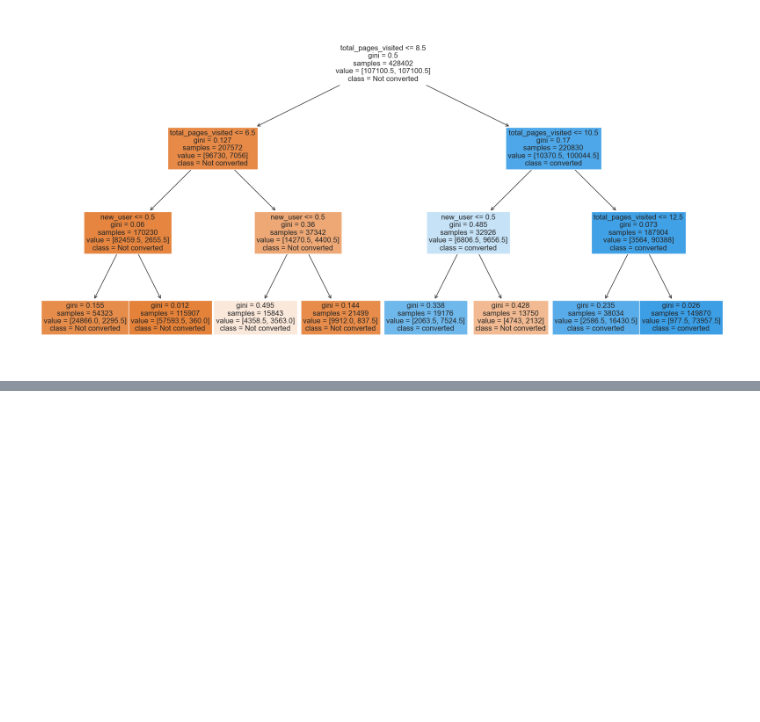
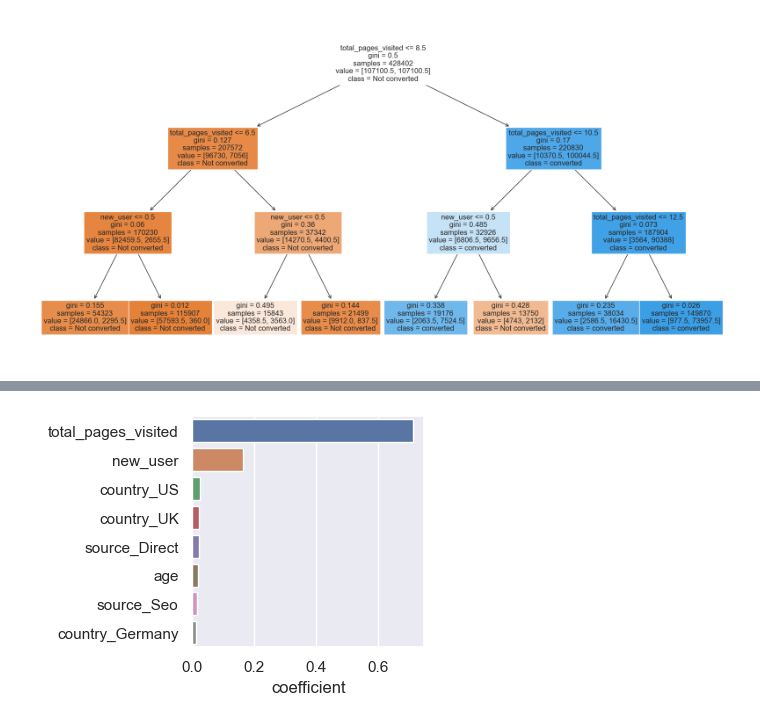
Before and after one commit to aprilzhizhou/ML_projects, a Jupyter notebook: conversion_rate/2_ML_models.ipynb, the cells around one changed output, grey strips where cells are left out. Saved outputs shown, nothing was run; the diff lists cells and outputs as text; code cells hidden in the pictures; blank space fills up the shorter version.

```diff
--- a/conversion_rate/2_ML_models.ipynb
+++ b/conversion_rate/2_ML_models.ipynb
@@ -404,0 +464,6 @@ plt.show()
+# %%
+best_params_xgb = {'eta': 0.3, 'max_depth': 15, 'n_estimators': 100}
+# %%
+model_xgb_opt = XGBClassifier(**best_params_xgb)
+model_xgb_opt.fit(X_train_res,y_train_res)
+y_pred_xgb = model_xgb_opt.predict(X_test)
@@ -404,0 +494,8 @@ plt.show()
+# %%
+feature_names = list(X_train_res.columns)
+
+feature_importance = model_xgb_opt.feature_importances_
+df_features = pd.DataFrame(feature_importance,columns=['importance'],index=feature_names)
+df_important_features= df_features.sort_values(by='importance',ascending=False)
+df_important_features=df_important_features.rename({'country_int':'country','source_int':'source'})
+df_important_features
@@ -405 +512,10 @@ plt.show()
+# %%
+fig, ax= plt.subplots(figsize=(3,3))
+sns.barplot(data=df_important_features, y=df_important_features.index, x="importance",
+            orient='h',ax=ax)
+# ax.legend(bbox_to_anchor=(1,1))
+ax.set_xlabel('coefficient')
+plt.show()
+# %% [output]
+[figure, added]
 # %% [markdown]
```
Also changed, not shown: parts of 22 cells of this notebook.
